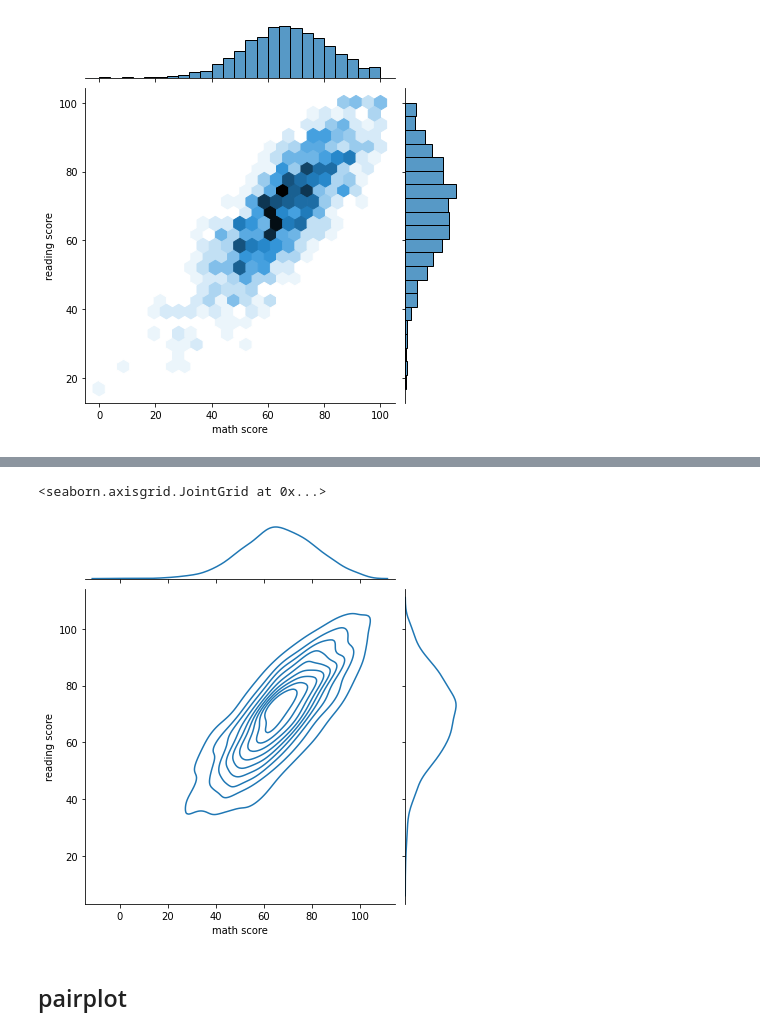
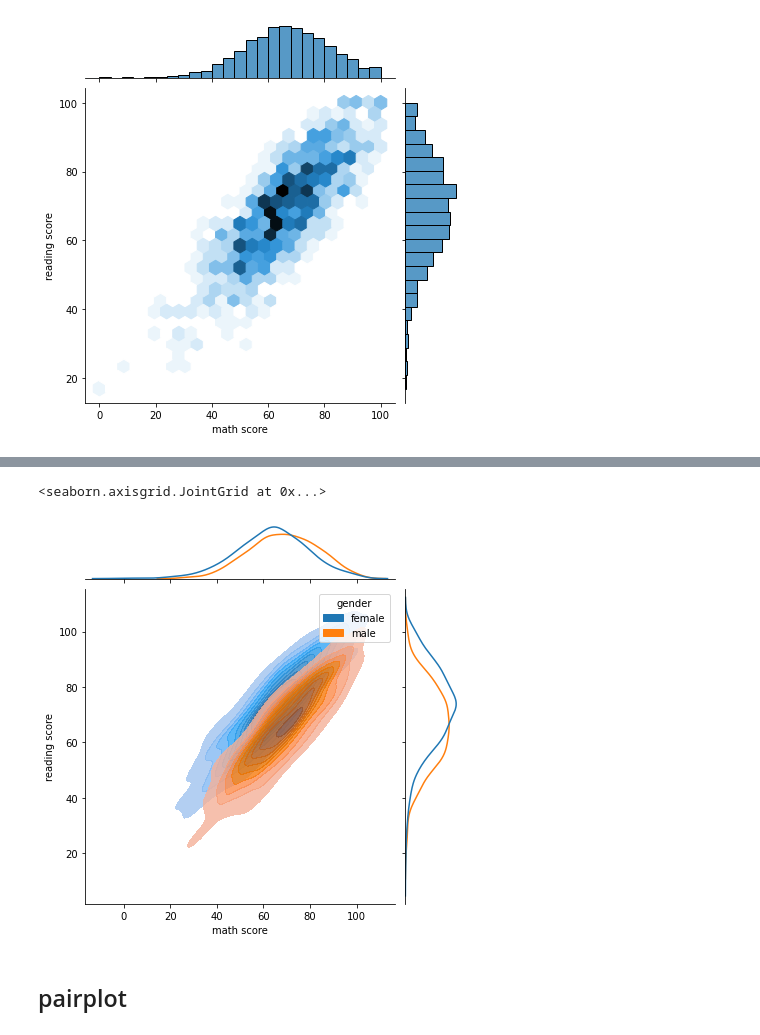
Before and after one commit to Tommyhappy01/2-DATA_SCIENCE, a Jupyter notebook: udemy notlar/05-Seaborn/04-Comparison-Plots.ipynb, the cells around one changed output, grey strips where cells are left out. Drawn from its saved outputs; the diff is of its cells as text; code cells hidden in the pictures.

```diff
--- a/udemy notlar/05-Seaborn/04-Comparison-Plots.ipynb
+++ b/udemy notlar/05-Seaborn/04-Comparison-Plots.ipynb
@@ -42,7 +52,7 @@ sns.jointplot(x='math score',y='reading score',data=df,kind='hex')
 # %%
-sns.jointplot(x='math score',y='reading score',data=df,kind='kde')
+sns.jointplot(x='math score',y='reading score',data=df,kind='kde',alpha=0.8,shade=True,hue="gender")
 # %% [output]
 <seaborn.axisgrid.JointGrid at 0x...>
-[figure, old version]
+[figure, new version]
 # %% [markdown]
 ## pairplot
```
Also changed, not shown: parts of 4 cells of this notebook, 11 other files.
